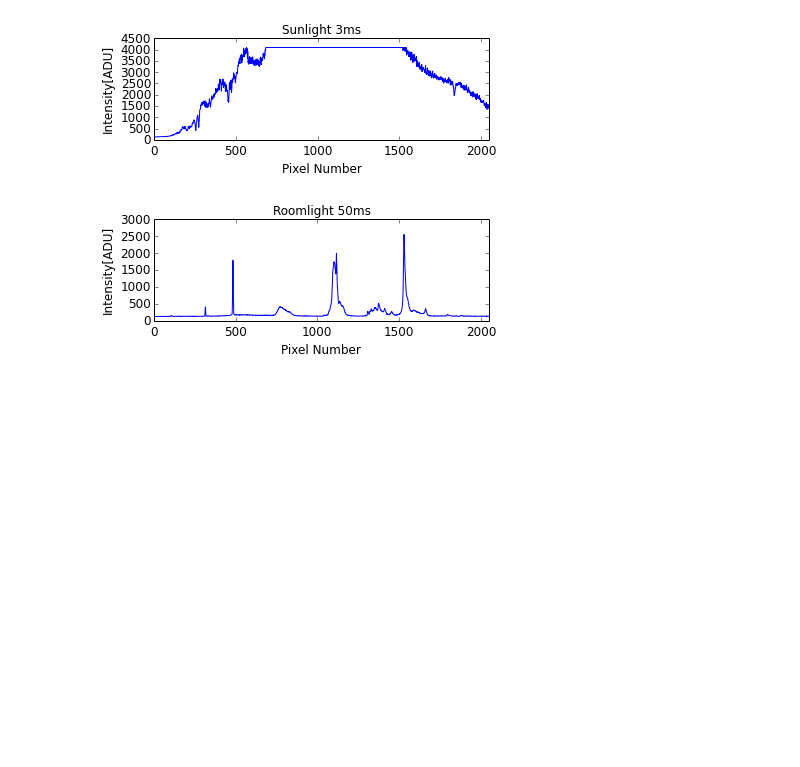
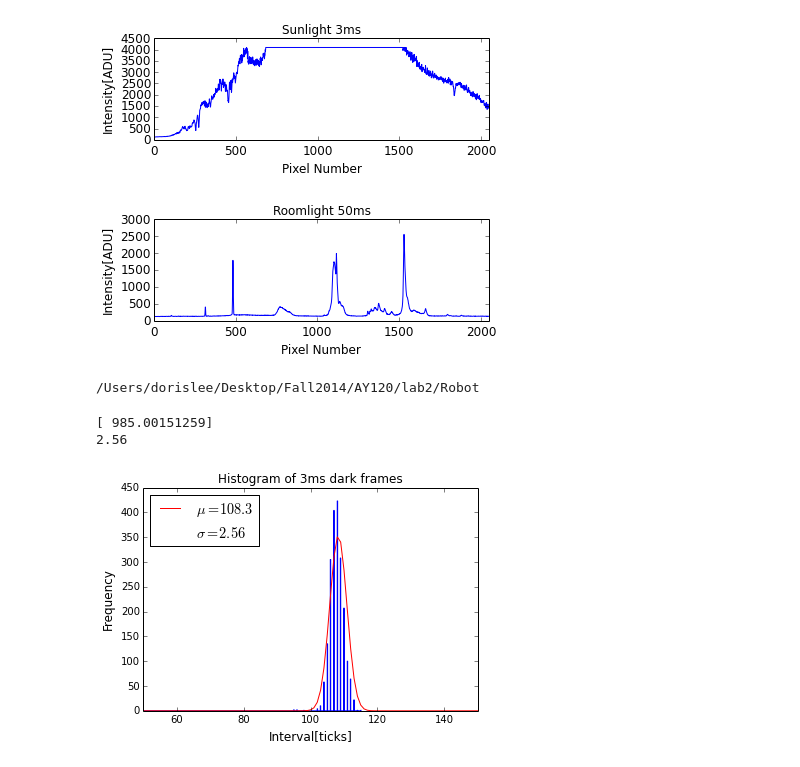
Before and after one commit to dorisjlee/AY120, a Jupyter notebook: lab2/Paper plots.ipynb, the cells around one changed output. Saved outputs shown, nothing was run; the diff lists cells and outputs as text; code cells hidden in the pictures; blank space fills up the shorter version.

```diff
--- a/lab2/Paper plots.ipynb
+++ b/lab2/Paper plots.ipynb
@@ -143,3 +143,49 @@ plot_spectra("roomlight_50ms_0000.txt", "Roomlight 50ms")
 # %% [output]
 [figure]
 [figure]
+# %%
+cd ../Robot/
+# %% [output]
+/Users/dorislee/Desktop/Fall2014/AY120/lab2/Robot
+# %%
+def histo(bsize,file = "msjidlmh_140906_1057_50.csv"):
+    N = bsize
+    data = np.genfromtxt(filename, skip_header=17, skip_footer=1)
+    dt = data[:,1]
+    #binwidth
+    bw = (dt.max()-dt.min())/(N-1.)
+    bin1 = dt.min()+ bw*np.arange(N)
+    #define the array to hold the occurrence count
+    bincount= np.array([])
+    for bin in bin1:
+        count = np.where((dt>=bin)&(dt<bin+bw))[0].size
+        bincount = np.append(bincount,count)
+    #bin center
+    binc = bin1+0.5*bw
+    plt.figure()
+    plt.plot(binc,bincount,drawstyle= 'steps-mid')
+    plt.title("Histogram of 3ms dark frames", fontsize=12)
+    plt.xlabel("Interval[ticks]",fontsize=12)
+    plt.ylabel("Frequency",fontsize=12)
+    mu = 108.3
+    sig = 2.56
+    def gaussian(x,A):
+        return A*(np.exp(-(x-mu)**2/(2*sig**2))/(sig*np.sqrt(2*np.pi)))
+    parameters, cov_matrix = curve_fit(gaussian,x,data[:,1])
+    print (parameters)
+    print sig
+    plt.plot(2.3*gaussian(x,parameters),'r',label="$\mu=108.3$")
+    plt.plot([1.],'white',label="$\sigma=2.56$")
+    from matplotlib.legend_handler import HandlerLine2D
+    plt.legend(loc='upper left',prop={'size':14.3})
+    plt.xlim(50,150)
+    for tick in ax.xaxis.get_major_ticks():
+        tick.label.set_fontsize(12)
+    for tick in ax.yaxis.get_major_ticks():
+        tick.label.set_fontsize(12)
+# %%
+histo(1000,"darkness_3ms_0100.txt")
+# %% [output]
+[ 985.00151259]
+2.56
+[figure, added]
```
Also changed, not shown: parts of 1 cell of this notebook, 21 other files.
